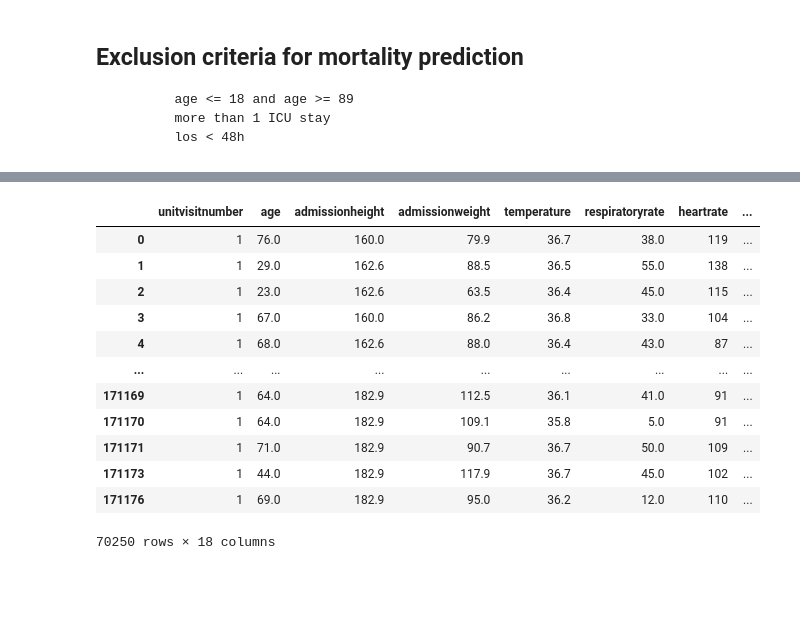
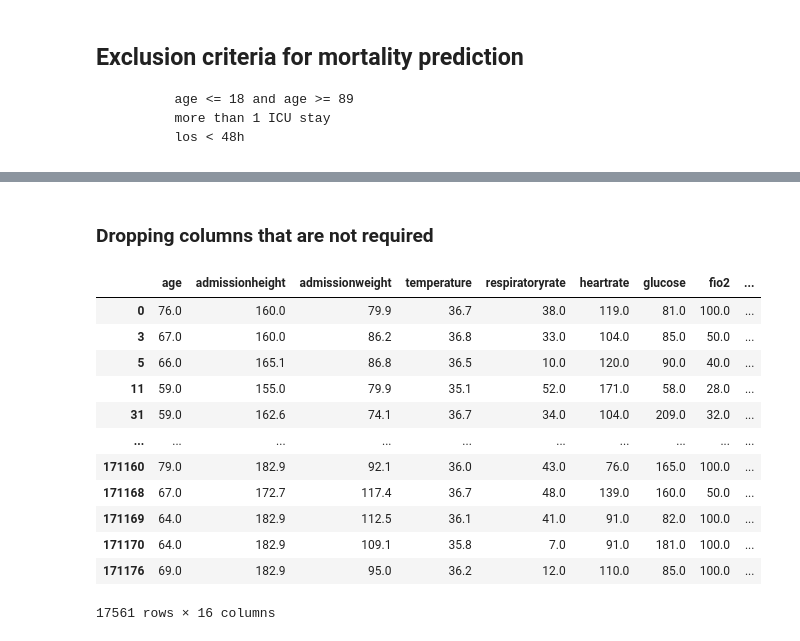
Before and after one commit to sumaiya08/clinical-decision-support, a Jupyter notebook: data-extraction/extract_features.ipynb, the cells around one changed output, grey strips where cells are left out. Saved outputs shown, nothing was run; the diff lists cells and outputs as text; code cells hidden in the pictures; blank space fills up the shorter version.

```diff
--- a/data-extraction/extract_features.ipynb
+++ b/data-extraction/extract_features.ipynb
@@ -134,7 +134,7 @@ memory usage: 23.5+ MB
 # %% [markdown]
 ## Age has some null values. Removing unknown/other category in gender and ethnicity. :
 # %%
-missing = rawdf[(rawdf['gender'] == '') |(rawdf['gender'] == 'Other')|(rawdf['gender'] == 'Unknown')| (rawdf['ethnicity'] == '')|(rawdf['ethnicity'] == 'Other/Unknown')|(rawdf['unitdischargestatus']=='')|(rawdf['hospitaldischargestatus']=='')].index
+missing = rawdf[(rawdf['gender'] == '') |(rawdf['gender'] == 'Other')|(rawdf['gender'] == 'Unknown')| (rawdf['ethnicity'] == '')|(rawdf['unitdischargestatus']=='')|(rawdf['hospitaldischargestatus']=='')].index
 rawdf = rawdf.drop(index=missing)
 rawdf = rawdf.dropna()
 # %% [markdown]
@@ -206,3 +221,10 @@ lb_make = LabelEncoder()
+# %%
+lb_make = LabelEncoder()
+rawdf['ethnicity'] =rawdf['ethnicity'].astype('category')
+rawdf['gender'] =rawdf['gender'].astype('category')
+rawdf['hospitaldischargestatus'] =rawdf['hospitaldischargestatus'].astype('category')
+rawdf['unitdischargestatus'] =rawdf['unitdischargestatus'].astype('category')
+rawdf['apacheadmissiondx'] =rawdf['apacheadmissiondx'].astype('category')
 # %%
 rawdf['ethnicity_code'] = lb_make.fit_transform(rawdf['ethnicity'])
 rawdf['diag_code'] = lb_make.fit_transform(rawdf['apacheadmissiondx'])
@@ -268,7 +279,6 @@ print(rawdf['ph'].quantile(0.15))
 # %%
-#index = rawdf[(rawdf['fio2']==-1)|(rawdf['creatinine']==-1)|(rawdf['ph']==-1)].index
-index = rawdf[(rawdf['ph']==-1)].index
-#rawdf.drop(index=index,inplace=True)
-#rawdf
-index
+index = rawdf[(rawdf['fio2']==-1)|(rawdf['creatinine']==-1)|(rawdf['ph']==-1)].index
+#index = rawdf[(rawdf['ph']==-1)].index
+rawdf.drop(index=index,inplace=True)
+rawdf
 # %% [output]
@@ -303,0 +318,4 @@ dtype: float64
+# %%
+ind = rawdf[(rawdf['creatinine']> rawdf['creatinine'].quantile(0.90))|(rawdf['ICUstay'] > rawdf['ICUstay'].quantile(0.90))].index
+rawdf.drop(index=ind,inplace=True)
+rawdf
@@ -304,16 +348,19 @@ dtype: float64
+# %% [markdown]
+### Dropping columns that are not required
 # %%
-rawdf.drop(['patientunitstayid','apacheadmissiondx','ethnicity','gender','unitdischargestatus','hospitaldischargestatus'],axis=1)
+rawdf = rawdf.drop(['unitvisitnumber','patientunitstayid','apacheadmissiondx','ethnicity','gender','unitdischargestatus','hospitaldischargestatus'],axis=1)
+rawdf
 # %% [output]
-|  | unitvisitnumber | age | admissionheight | admissionweight | temperature | respiratoryrate | heartrate | ... |
-| 0 | 1 | 76.0 | 160.0 | 79.9 | 36.7 | 38.0 | 119 | ... |
-| 1 | 1 | 29.0 | 162.6 | 88.5 | 36.5 | 55.0 | 138 | ... |
-| 2 | 1 | 23.0 | 162.6 | 63.5 | 36.4 | 45.0 | 115 | ... |
-| 3 | 1 | 67.0 | 160.0 | 86.2 | 36.8 | 33.0 | 104 | ... |
-| 4 | 1 | 68.0 | 162.6 | 88.0 | 36.4 | 43.0 | 87 | ... |
-| ... | ... | ... | ... | ... | ... | ... | ... | ... |
-| 171169 | 1 | 64.0 | 182.9 | 112.5 | 36.1 | 41.0 | 91 | ... |
-| 171170 | 1 | 64.0 | 182.9 | 109.1 | 35.8 | 5.0 | 91 | ... |
-| 171171 | 1 | 71.0 | 182.9 | 90.7 | 36.7 | 50.0 | 109 | ... |
-| 171173 | 1 | 44.0 | 182.9 | 117.9 | 36.7 | 45.0 | 102 | ... |
-| 171176 | 1 | 69.0 | 182.9 | 95.0 | 36.2 | 12.0 | 110 | ... |
+|  | age | admissionheight | admissionweight | temperature | respiratoryrate | heartrate | glucose | fio2 | ... |
+| 0 | 76.0 | 160.0 | 79.9 | 36.7 | 38.0 | 119.0 | 81.0 | 100.0 | ... |
+| 3 | 67.0 | 160.0 | 86.2 | 36.8 | 33.0 | 104.0 | 85.0 | 50.0 | ... |
+| 5 | 66.0 | 165.1 | 86.8 | 36.5 | 10.0 | 120.0 | 90.0 | 40.0 | ... |
+| 11 | 59.0 | 155.0 | 79.9 | 35.1 | 52.0 | 171.0 | 58.0 | 28.0 | ... |
+| 31 | 59.0 | 162.6 | 74.1 | 36.7 | 34.0 | 104.0 | 209.0 | 32.0 | ... |
+| ... | ... | ... | ... | ... | ... | ... | ... | ... | ... |
+| 171160 | 79.0 | 182.9 | 92.1 | 36.0 | 43.0 | 76.0 | 165.0 | 100.0 | ... |
+| 171168 | 67.0 | 172.7 | 117.4 | 36.7 | 48.0 | 139.0 | 160.0 | 50.0 | ... |
+| 171169 | 64.0 | 182.9 | 112.5 | 36.1 | 41.0 | 91.0 | 82.0 | 100.0 | ... |
+| 171170 | 64.0 | 182.9 | 109.1 | 35.8 | 7.0 | 91.0 | 181.0 | 100.0 | ... |
+| 171176 | 69.0 | 182.9 | 95.0 | 36.2 | 12.0 | 110.0 | 85.0 | 100.0 | ... |
-70250 rows × 18 columns
+17561 rows × 16 columns
```
Also changed, not shown: parts of 22 cells of this notebook, 3 other files.
